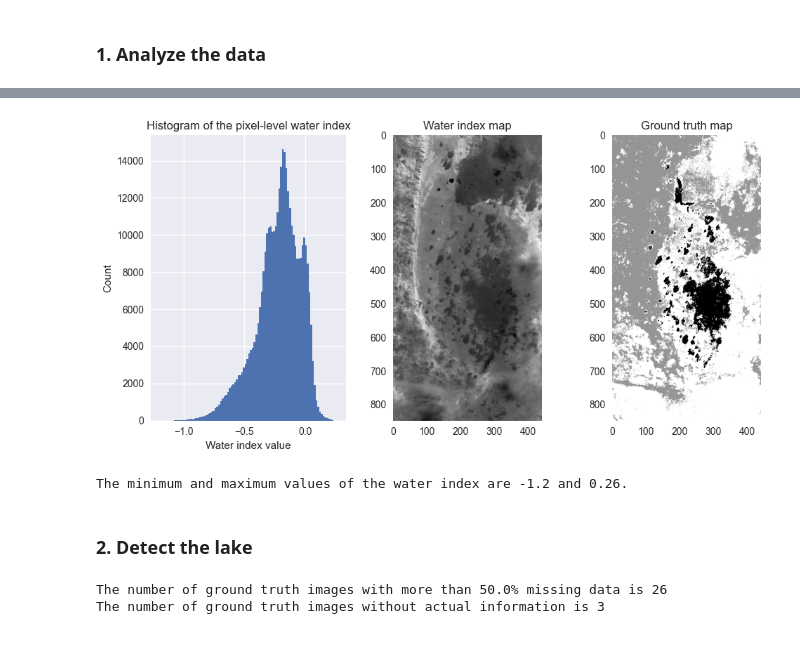
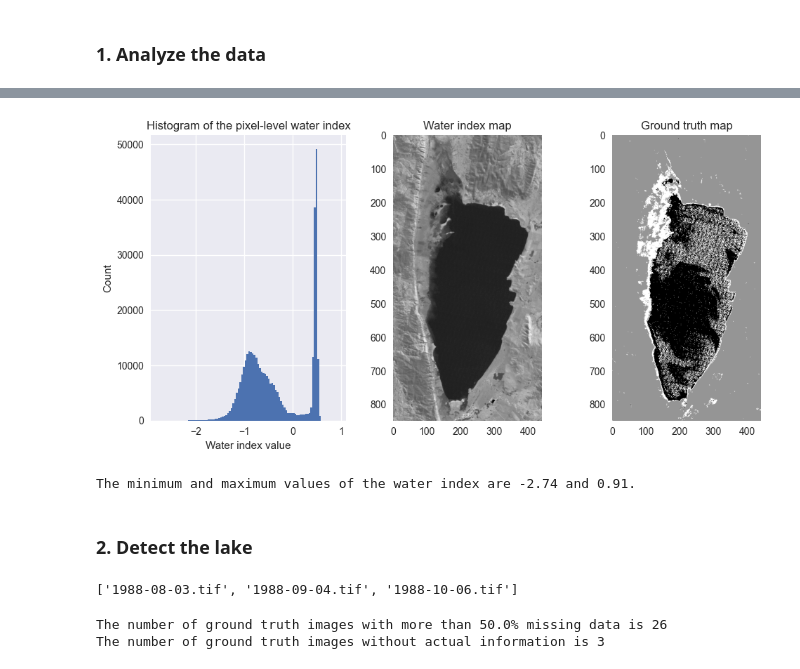
Before and after one commit to Bindila-Bogdan/Lakes-Analysis, a Jupyter notebook: notebooks/compute_lake_area.ipynb, the cells around one changed output, grey strips where cells are left out. Cells and saved outputs as stored; diff of their text form; code cells hidden in the pictures.

Commit message:
load the new data set and update the code

```diff
--- a/notebooks/compute_lake_area.ipynb
+++ b/notebooks/compute_lake_area.ipynb
@@ -17,19 +17,24 @@ from sklearn.metrics import f1_score
 from ipywidgets import interact, widgets
 from scipy.ndimage import binary_dilation, binary_closing
 
+
 plt.style.use('seaborn-v0_8')
 
 FIRST_DATE = "1984-03"
-LAST_DATE = "2012-05"
+LAST_DATE = "2012-04"
 DILATION_SIZE = 3
 SPATIAL_RESOLUTION = 30
 MISSING_DATA_THRESHOLD = 0.5
-DATA_PATH = "../data/processed/"
-GROUND_TRUTH_PATH = "../data/ground_truth/"
+DATA_PATH = "../data/george/"
+BLUE_BAND = 1
+GREEN_BAND = 2
+RED_BAND = 3
+WATER_INDEX_BAND = 20
+GROUND_TRUTH_BAND = 21
 
 %matplotlib inline
 # %%
-# load water index maps
-water_index_map_names = [name for name in os.listdir(DATA_PATH) if ".tif" in name]
-water_index_map_ =  rasterio.open(DATA_PATH + water_index_map_names[0])
-water_index_maps = [rasterio.open(DATA_PATH + name).read(1) for name in water_index_map_names]
+# load data that contains the satellite images, ground truth and water index
+map_names = [name for name in os.listdir(DATA_PATH) if ".tif" in name][:3]
+maps = [rasterio.open(DATA_PATH + name) for name in map_names]
+map_example =  rasterio.open(DATA_PATH + map_names[0])
@@ -104,14 +98,14 @@ def plot_map(water_index_map, ground_truth_map):
     print(f"The minimum and maximum values of the water index are {min_water_index} and {max_water_index}.")
 # %%
 # extract the band from the water index
-water_index_map = water_index_map_.read(1)
+water_index_map = map_example.read(WATER_INDEX_BAND)
 
 # extract the band from the ground truth
-ground_truth_map = ground_truth_map_.read(1)
+ground_truth_map = map_example.read(GROUND_TRUTH_BAND)
 
 plot_map(water_index_map, ground_truth_map)
 # %% [output]
-[figure, old version]
+[figure, new version]
-The minimum and maximum values of the water index are -1.2 and 0.26.
+The minimum and maximum values of the water index are -2.74 and 0.91.
 # %% [markdown]
 ### 2. Detect the lake
@@ -147,0 +112,4 @@ assert water_index_dataset.keys() == ground_truth_dataset.keys()
+# %%
+map_names
+# %% [output]
+['1988-08-03.tif', '1988-09-04.tif', '1988-10-06.tif']
```
Also changed, not shown: parts of 10 cells of this notebook.
